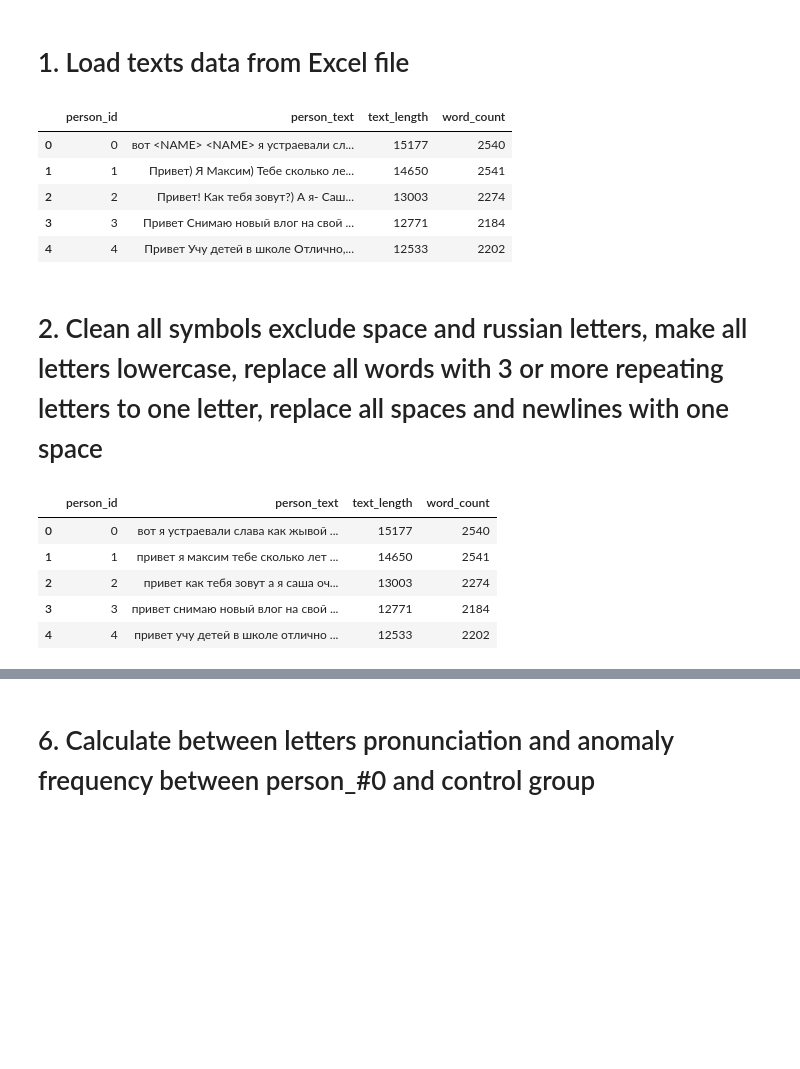
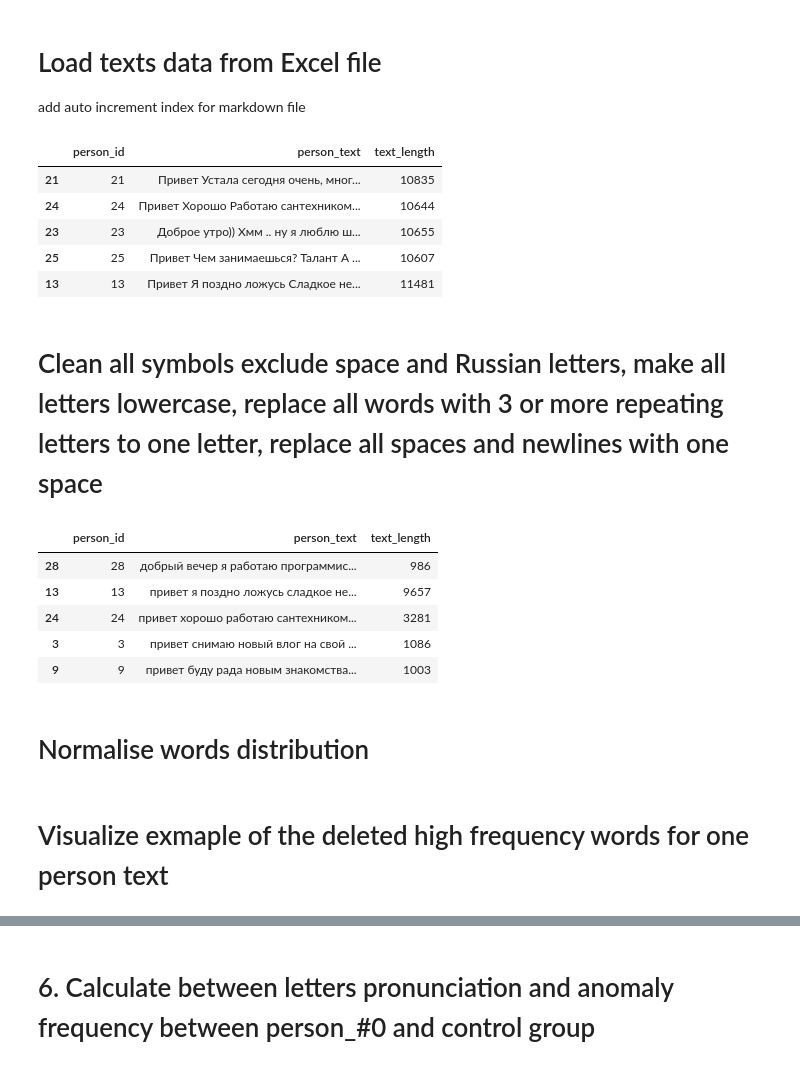
Before and after one commit to trysomeway/correl_of_pronunc_with_text, a Jupyter notebook: calc_letter_and_word_frequency_in_text.ipynb, the cells around one changed output, grey strips where cells are left out. Saved outputs shown, nothing was run; the diff lists cells and outputs as text; code cells hidden in the pictures; blank space fills up the shorter version.

```diff
--- a/calc_letter_and_word_frequency_in_text.ipynb
+++ b/calc_letter_and_word_frequency_in_text.ipynb
@@ -7,17 +52,18 @@ import re
 # %% [markdown]
-# 1. Load texts data from Excel file
+# Load texts data from Excel file
+add auto increment index for markdown file
 # %%
-users_msgs_df = pd.read_excel("message_dataset.xlsx", usecols=['person_id', 'person_text', 'text_length', 'word_count'], index_col=False)
-users_msgs_df.head()
+users_msgs_df = pd.read_excel("message_dataset.xlsx", usecols=['person_id', 'person_text', 'text_length'], index_col=False)
+users_msgs_df.sample(n=5).head()
 # %% [output]
-|  | person_id | person_text | text_length | word_count |
-| 0 | 0 | вот <NAME> <NAME> я устраевали сл... | 15177 | 2540 |
-| 1 | 1 | Привет) Я Максим) Тебе сколько ле... | 14650 | 2541 |
-| 2 | 2 | Привет! Как тебя зовут?) А я- Саш... | 13003 | 2274 |
-| 3 | 3 | Привет Снимаю новый влог на свой ... | 12771 | 2184 |
-| 4 | 4 | Привет Учу детей в школе Отлично,... | 12533 | 2202 |
+|  | person_id | person_text | text_length |
+| 21 | 21 | Привет Устала сегодня очень, мног... | 10835 |
+| 24 | 24 | Привет Хорошо Работаю сантехником... | 10644 |
+| 23 | 23 | Доброе утро)) Хмм .. ну я люблю ш... | 10655 |
+| 25 | 25 | Привет Чем занимаешься? Талант А ... | 10607 |
+| 13 | 13 | Привет Я поздно ложусь Сладкое не... | 11481 |
 # %% [markdown]
-# 2. Clean all symbols exclude space and russian letters, make all letters lowercase, replace all words with 3 or more repeating letters to one letter, replace all spaces and newlines with one space
+# Clean all symbols exclude space and Russian letters, make all letters lowercase, replace all words with 3 or more repeating letters to one letter, replace all spaces and newlines with one space
 # %%
 def clean_text(text):
     # make all letters lowercase
@@ -31,11 +77,15 @@ def clean_text(text):
     return text
 
 users_msgs_df['person_text'] = users_msgs_df['person_text'].apply(lambda x: clean_text(x))
-users_msgs_df.head()
+users_msgs_df['text_length'] = users_msgs_df['person_text'].apply(lambda x: len(x))
+
+users_msgs_df.sample(n=5).head()
 # %% [output]
-|  | person_id | person_text | text_length | word_count |
-| 0 | 0 | вот я устраевали слава как жывой ... | 15177 | 2540 |
-| 1 | 1 | привет я максим тебе сколько лет ... | 14650 | 2541 |
-| 2 | 2 | привет как тебя зовут а я саша оч... | 13003 | 2274 |
-| 3 | 3 | привет снимаю новый влог на свой ... | 12771 | 2184 |
-| 4 | 4 | привет учу детей в школе отлично ... | 12533 | 2202 |
+|  | person_id | person_text | text_length |
+| 28 | 28 | добрый вечер я работаю программис... | 986 |
+| 13 | 13 | привет я поздно ложусь сладкое не... | 9657 |
+| 24 | 24 | привет хорошо работаю сантехником... | 3281 |
+| 3 | 3 | привет снимаю новый влог на свой ... | 1086 |
+| 9 | 9 | привет буду рада новым знакомства... | 1003 |
+# %% [markdown]
+# Normalise words distribution
@@ -41,0 +125,2 @@ users_msgs_df.head()
+# %% [markdown]
+# Visualize exmaple of the deleted high frequency words for one person text
```
Also changed, not shown: parts of 21 cells of this notebook, 2 other files.
